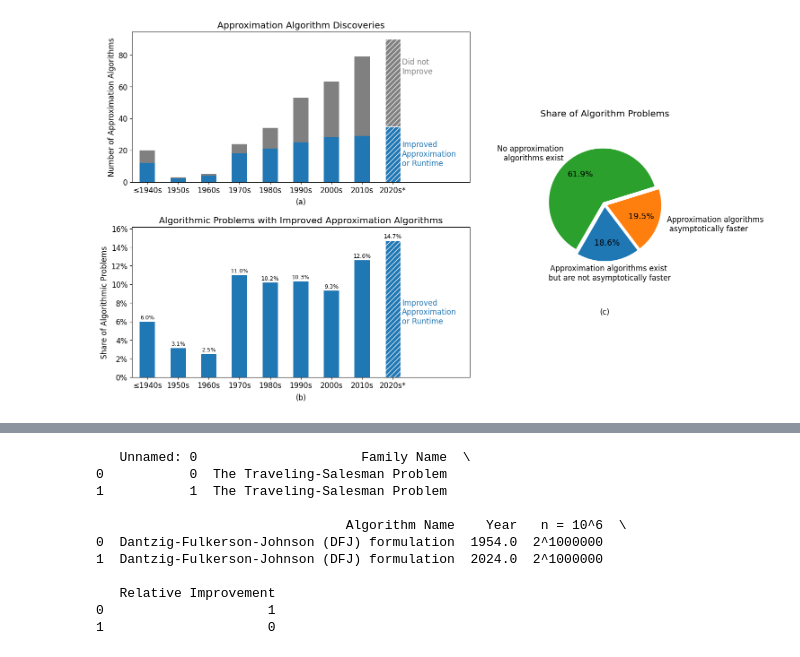
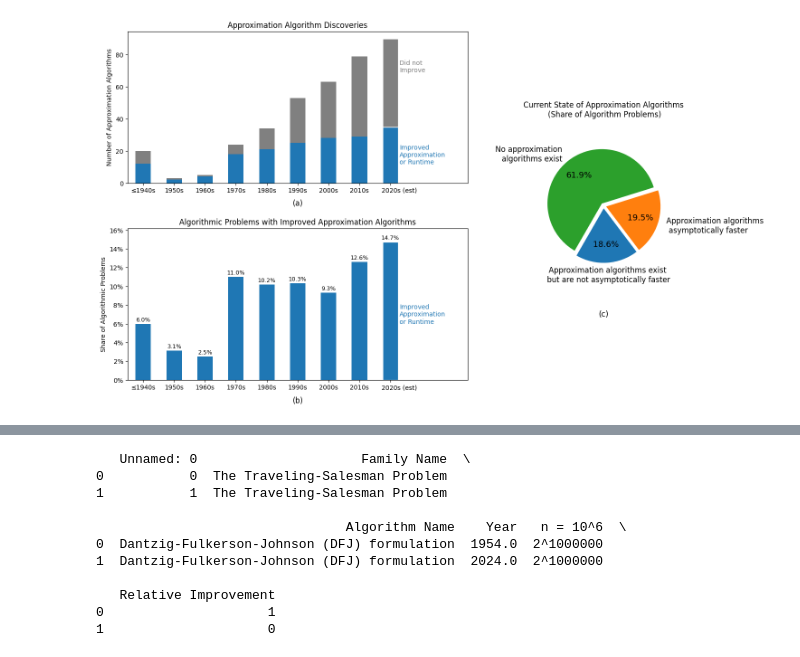
Before and after one commit to andrewlucasgs/approximation-algorithms, a Jupyter notebook: generate_figures.ipynb, the cells around one changed output, grey strips where cells are left out. Saved outputs shown, nothing was run; the diff lists cells and outputs as text; code cells hidden in the pictures.

```diff
--- a/generate_figures.ipynb
+++ b/generate_figures.ipynb
@@ -33,13 +33,13 @@ ax1 = fig.add_subplot(gs[0, 0])  # This spans both columns
 # First subplot (Bar chart: Approximation Algorithm Discoveries)
 data1.plot(kind='bar', stacked=True, ax=ax1, color=['#2077B4', 'gray'])
 ax1.set_xticks(range(len(data1)))
-ax1.set_xticklabels(['≤1940s'] + ['2020s*' if year == 2020 else str(year) + 's' for year in data1.index[1:]], rotation=0)
+ax1.set_xticklabels(['≤1940s'] + ['         2020s (est)' if year == 2020 else str(year) + 's' for year in data1.index[1:]], rotation=0)
 ax1.set_xlabel('')
 ax1.set_ylabel('Number of Approximation Algorithms')
 ax1.set_title('Approximation Algorithm Discoveries')
 ax1.margins(x=0.01)
-ax1.patches[-1].set_hatch('///')
-ax1.patches[8].set_hatch('///')
+#ax1.patches[-1].set_hatch('///')
+#ax1.patches[8].set_hatch('///')
 ax1.patches[-1].set_edgecolor('white')
 ax1.patches[8].set_edgecolor('white')
 # Remove legend
@@ -62,13 +62,13 @@ ax2 = fig.add_subplot(gs[1, 0])  # This spans both columns
 # Second subplot (Bar chart: Algorithmic Problems with Improved Approximation Algorithms)
 data2['Total Percentage'].plot(kind='bar', ax=ax2)
 ax2.set_xticks(range(len(data2)))
-ax2.set_xticklabels(['≤1940s'] + ['2020s*' if year == 2020 else f'{year:.0f}s' for year in data2.index[1:]], rotation=0)
+ax2.set_xticklabels(['≤1940s'] + ['         2020s (est)' if year == 2020 else f'{year:.0f}s' for year in data2.index[1:]], rotation=0)
 ax2.set_xlabel('')
 ax2.set_ylabel('Share of Algorithmic Problems')
 ax2.yaxis.set_major_formatter(plt.FuncFormatter(lambda x, _: f'{x:.0f}%'))
 ax2.set_title('Algorithmic Problems with Improved Approximation Algorithms')
 ax2.margins(x=0.01, y=0.1)
-ax2.patches[-1].set_hatch('///')
+#ax2.patches[-1].set_hatch('///')
 ax2.patches[-1].set_edgecolor('white')
 for p in ax2.patches:
     ax2.annotate(f'{p.get_height():.1f}%', (p.get_x() + p.get_width() / 2., p.get_height() + 0.1),
@@ -93,40 +93,40 @@ data3 = data3.iloc[::-1]
 
 wedges, texts, percs = ax3.pie(data3, autopct='%1.1f%%', labels=[l for l in data3.index], startangle=-120, explode=explode, radius=0.8,  textprops={'fontsize': 12}  )
 
-ax3.set_title('Share of Algorithm Problems')
+ax3.set_title('Current State of Approximation Algorithms\n (Share of Algorithm Problems)')
 # Add label "(c)" below the third plot
 ax3.text(0.5, -0.15, "(c)", transform=ax3.transAxes, ha="center", fontsize=12)
 for i, perc in enumerate(percs):
     # if colors[i] in ['#d70040', '#0058DC']:  # For red and blue, use white text
     # perc.set_color('white')
     perc.set_fontsize(13)
 
 groups = [[0], [1], [2]]
 radfraction = 0.05
 for group in groups:
     ang = np.deg2rad((wedges[group[-1]].theta2 + wedges[group[0]].theta1) / 2)
     for j in group:
         center = radfraction * wedges[j].r * np.array([np.cos(ang), np.sin(ang)])
         wedges[j].set_center(center)
         texts[j].set_position(np.array(texts[j].get_position()) + center)
         percs[j].set_position(np.array(percs[j].get_position()) + center)
         if group[0] == 0:
             texts[j].set_verticalalignment('center')
             texts[j].set_horizontalalignment('center')
             pos = np.array(texts[j].get_position())
             texts[j].set_position(np.array(texts[j].get_position()) + center)
             texts[j].set_position((pos[0], pos[1] - 0.05))
 
 
 
 
 # Adjust the layout and save the figure
 plt.subplots_adjust(hspace=0.3, wspace=0.1)  # Adjust spacing between plots
 
 plt.savefig('figures/figure 1.png', bbox_inches='tight')
 plt.show()
 # %% [output]
-[figure, old version]
+[figure, new version]
 # %%
 import matplotlib.pyplot as plt
 import pandas as pd
```
Also changed, not shown: parts of 1 cell of this notebook, 6 other files.
